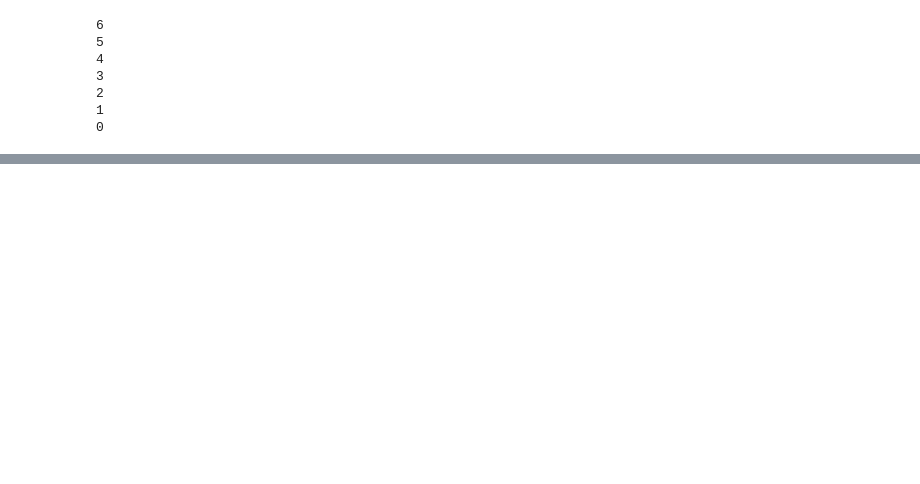
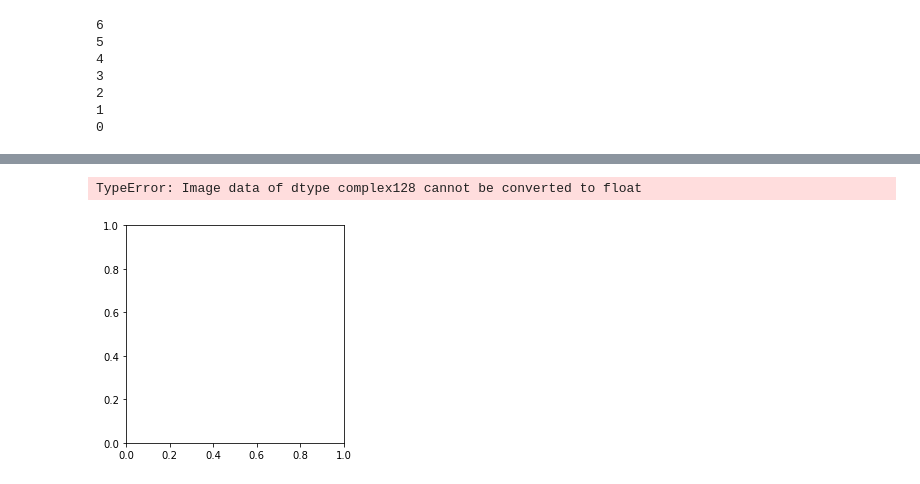
Before and after one commit to AminMirzaie/WSI_image_analysis, a Jupyter notebook: multithread.ipynb, the cells around one changed output, grey strips where cells are left out. Cells and saved outputs as stored; diff of their text form; code cells hidden in the pictures; blank space fills up the shorter version.

```diff
--- a/multithread.ipynb
+++ b/multithread.ipynb
@@ -198,0 +399,5 @@ tifffile.imwrite("./tot_multi.png",tot)
+# %%
+plt.imshow(rgb_fft)
+# %% [output]
+TypeError: Image data of dtype complex128 cannot be converted to float
+[figure, added]
```
Also changed, not shown: parts of 32 cells of this notebook, 9 other files.
